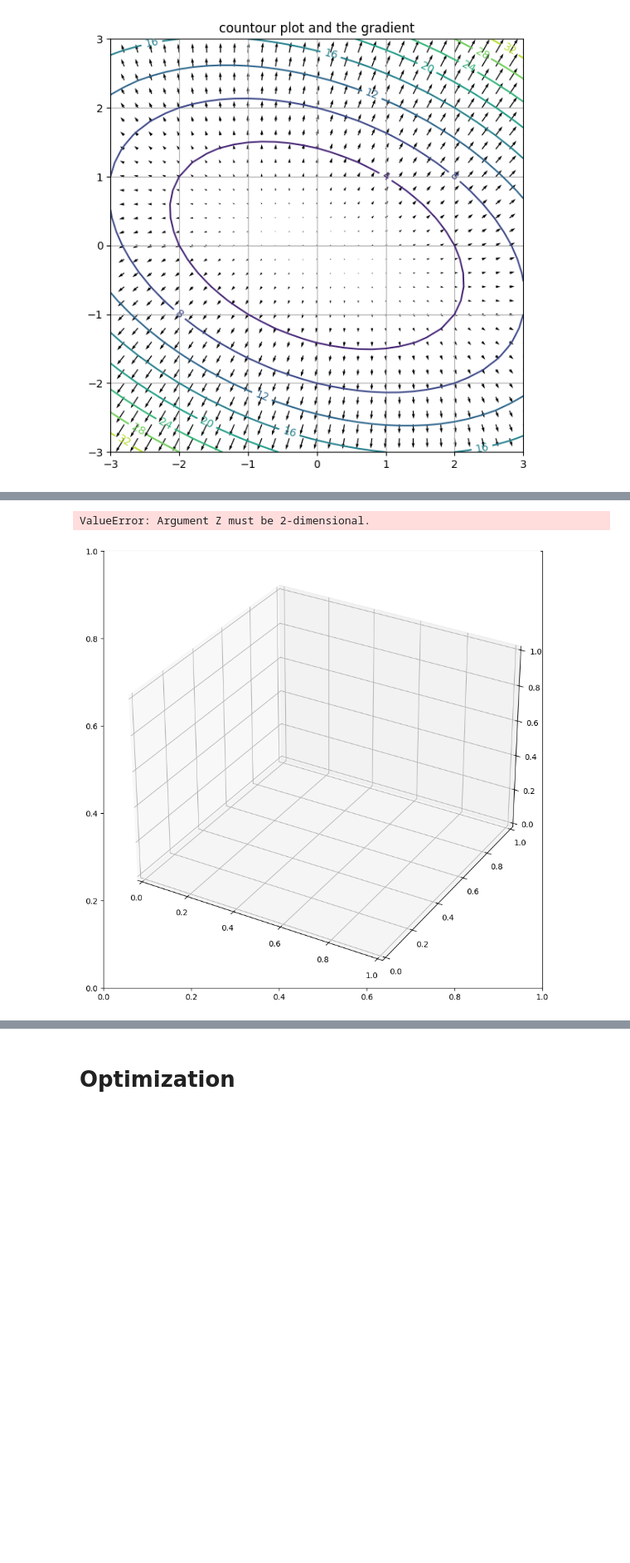
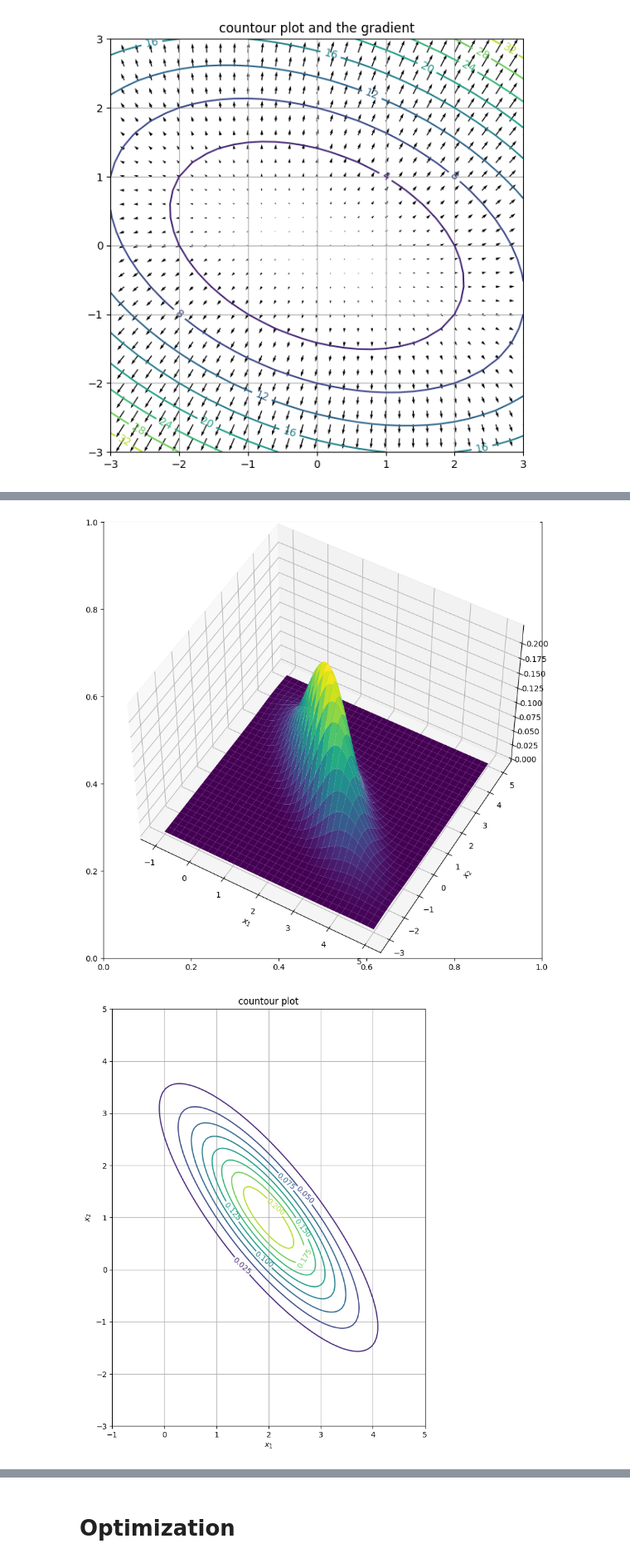
Before and after one commit to brumocas/ML, a Jupyter notebook: lab02/ML_notebook02.ipynb, the cells around one changed output, grey strips where cells are left out. Shown at 83% size. Cells and saved outputs as stored; diff of their text form; code cells hidden in the pictures; blank space fills up the shorter version.

```diff
--- a/lab02/ML_notebook02.ipynb
+++ b/lab02/ML_notebook02.ipynb
@@ -127,6 +134,13 @@ def gaussian2D(X1,X2,mu,Sigma) :
     Sigma_inv = np.linalg.inv(Sigma)
 
     #F = ... (to complete..., we have to expand the vectorial form)
+    # Compute F
+    F = np.zeros(X1.shape)
+    for i in range(X1.shape[0]):
+        for j in range(X1.shape[1]):
+            x_mu = np.array([X1[i,j], X2[i,j]]) - mu
+            F[i,j] = np.dot(x_mu.T, np.dot(Sigma_inv, x_mu))
+
 
     c = np.sqrt((2*np.pi)**2 * Sigma_det)
 
@@ -142,32 +156,32 @@ X1, X2 = np.meshgrid(x1, x2)
 
 # Mean vector and covariance matrix
 mu = np.array([2, 1])
 Sigma = np.array([[ 1 , -1], [-1,  1.5]])
 
 
 # compute PDF
 Z=gaussian2D(X1,X2,mu,Sigma)
 
 
 # plot using subplots
 fig, ax = plt.subplots(figsize=(10,10))
 ax = plt.axes(projection='3d')
 
 ax.plot_surface(X1, X2, Z, rstride=3, cstride=3, cmap=cm.viridis)
 ax.view_init(50,-60)
 ax.set_xlabel(r'$x_1$')
 ax.set_ylabel(r'$x_2$')
 plt.show()
 
 fig, ax = plt.subplots(figsize=(10,10))
 cs = ax.contour(X1, X2, Z, 10)
 ax.clabel(cs, inline=True, fontsize=10)
 ax.set_aspect('equal')
 ax.set_title('countour plot')
 ax.set_xlabel(r'$x_1$')
 ax.set_ylabel(r'$x_2$')
 plt.grid()
 plt.show()
 # %% [output]
-ValueError: Argument Z must be 2-dimensional.
-[figure, old version]
+[figure, new version]
+[figure, added]
```
Also changed, not shown: parts of 7 cells of this notebook.
